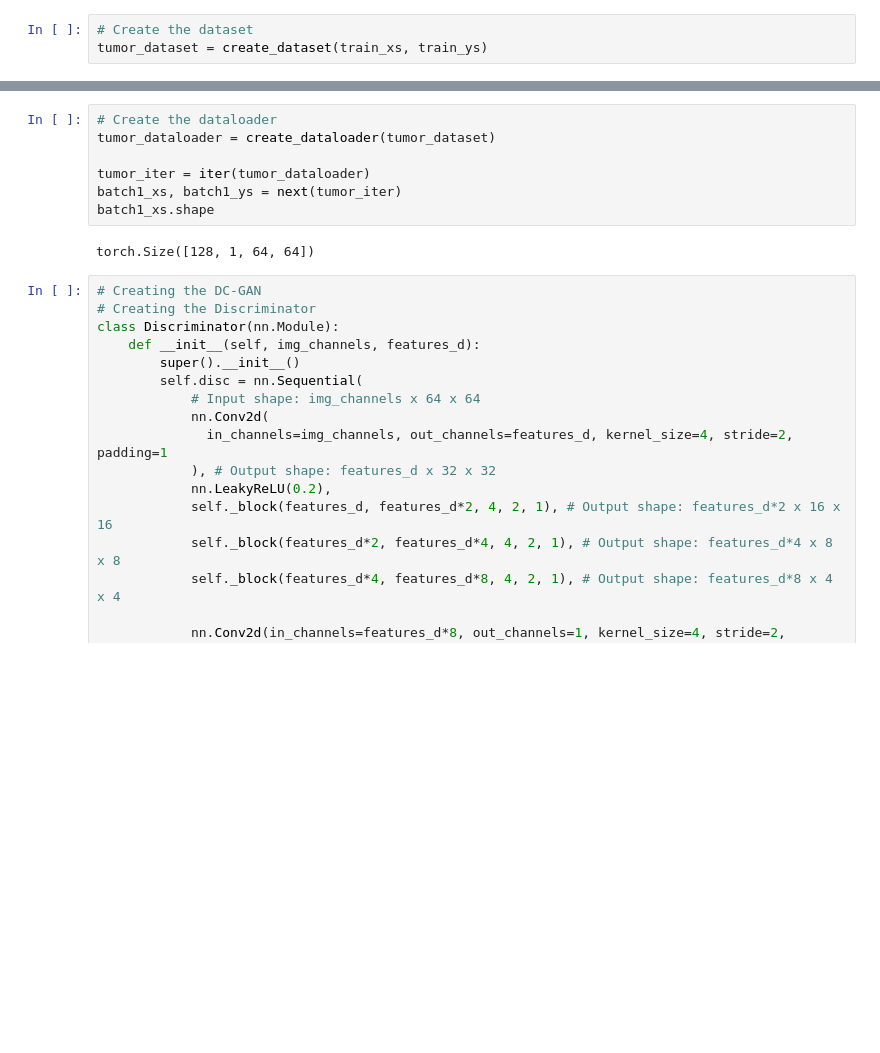
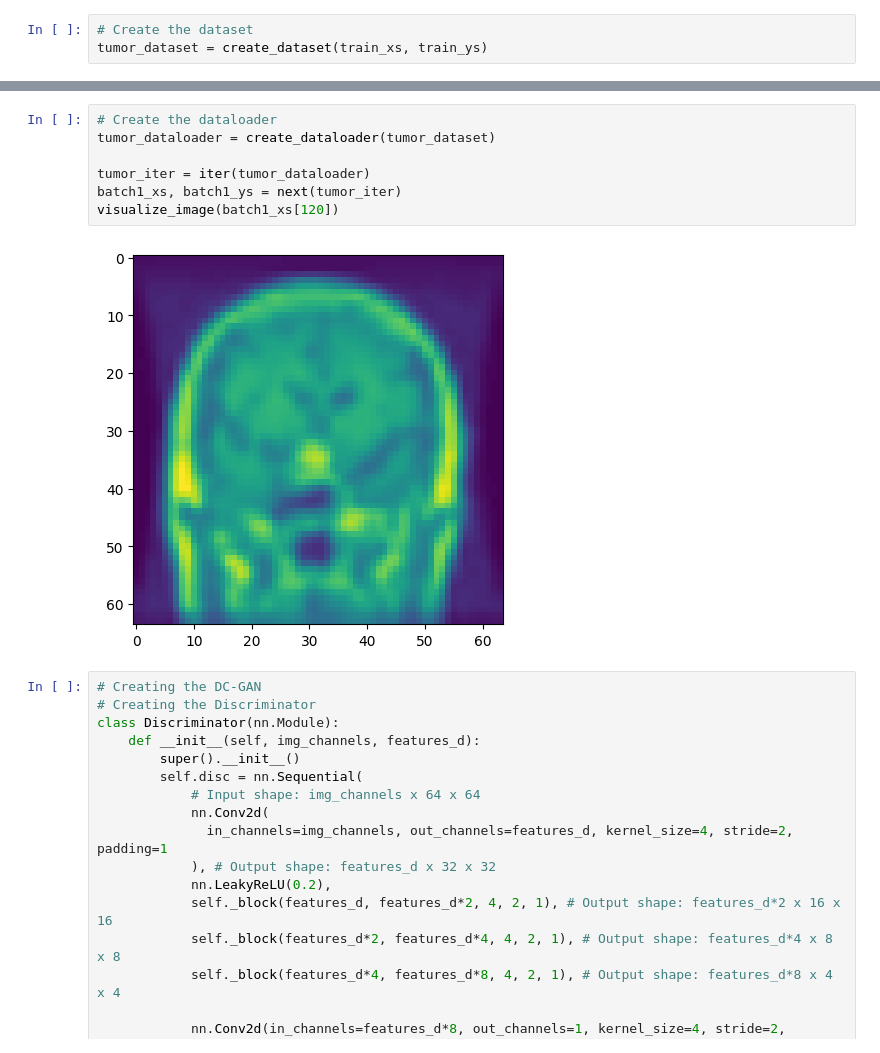
Before and after one commit to VectorJamo/Deep-Learning-Projects, a Jupyter notebook: Model Inversion/Tumor Inversion/Tumor Deep Convolutional GAN.ipynb, the cells around one changed output, grey strips where cells are left out. Cells and saved outputs as stored; diff of their text form; blank space fills up the shorter version.

```diff
--- a/Model Inversion/Tumor Inversion/Tumor Deep Convolutional GAN.ipynb
+++ b/Model Inversion/Tumor Inversion/Tumor Deep Convolutional GAN.ipynb
@@ -144,12 +147,12 @@ torch.Size([1, 64, 64])
 # %%
 # Create the dataloader
 tumor_dataloader = create_dataloader(tumor_dataset)
 
 tumor_iter = iter(tumor_dataloader)
 batch1_xs, batch1_ys = next(tumor_iter)
-batch1_xs.shape
+visualize_image(batch1_xs[120])
 # %% [output]
-torch.Size([128, 1, 64, 64])
+[figure, added]
 # %%
 # Creating the DC-GAN
 # Creating the Discriminator
```
Also changed, not shown: parts of 13 cells of this notebook, 3 other files.
